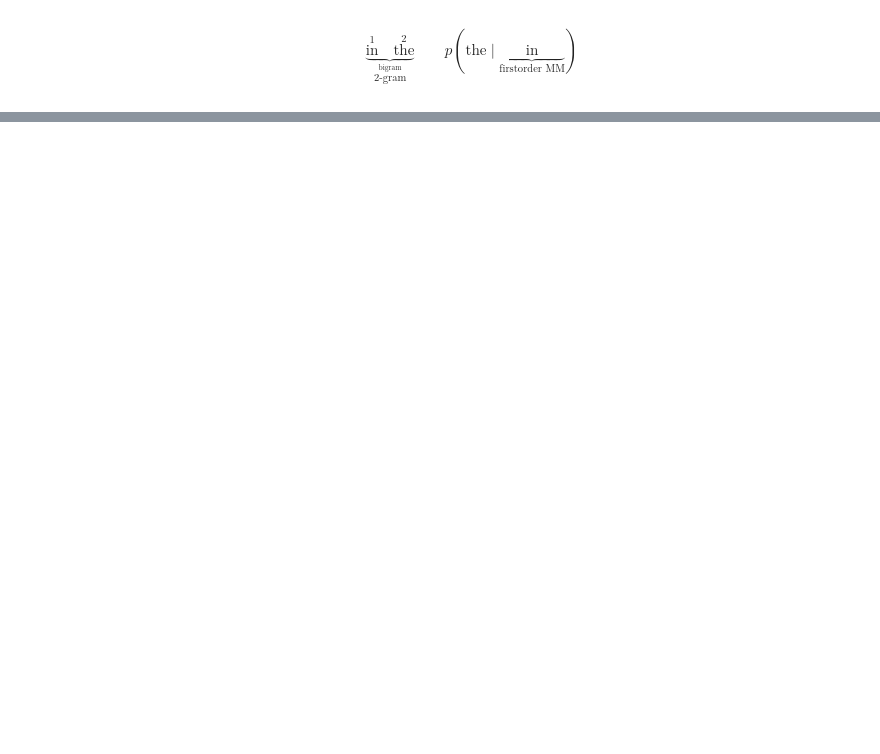
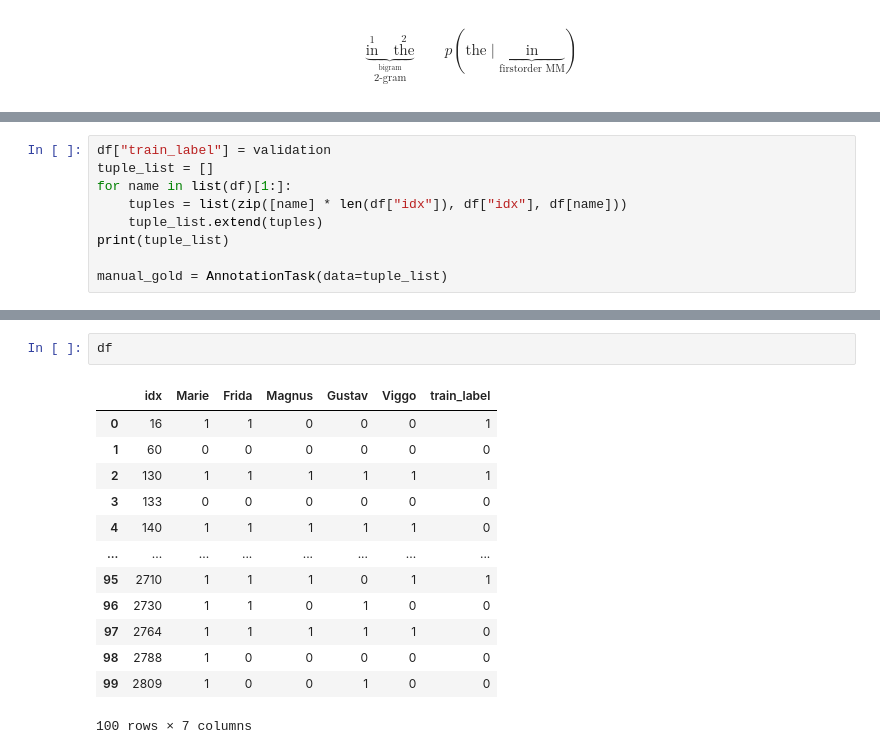
Before and after one commit to viggo-gascou/fyp2022g03GroupB2, a Jupyter notebook: notebook.ipynb, the cells around one changed output, grey strips where cells are left out. Cells and saved outputs as stored; diff of their text form; blank space fills up the shorter version.

```diff
--- a/notebook.ipynb
+++ b/notebook.ipynb
@@ -193,0 +299,9 @@ from nltk.metrics.agreement import AnnotationTask
+# %%
+df["train_label"] = validation
+tuple_list = []
+for name in list(df)[1:]:
+    tuples = list(zip([name] * len(df["idx"]), df["idx"], df[name]))
+    tuple_list.extend(tuples)
+print(tuple_list)
+
+manual_gold = AnnotationTask(data=tuple_list)
@@ -193,0 +362,16 @@ from nltk.metrics.agreement import AnnotationTask
+# %%
+df
+# %% [output]
+|  | idx | Marie | Frida | Magnus | Gustav | Viggo | train_label |
+| 0 | 16 | 1 | 1 | 0 | 0 | 0 | 1 |
+| 1 | 60 | 0 | 0 | 0 | 0 | 0 | 0 |
+| 2 | 130 | 1 | 1 | 1 | 1 | 1 | 1 |
+| 3 | 133 | 0 | 0 | 0 | 0 | 0 | 0 |
+| 4 | 140 | 1 | 1 | 1 | 1 | 1 | 0 |
+| ... | ... | ... | ... | ... | ... | ... | ... |
+| 95 | 2710 | 1 | 1 | 1 | 0 | 1 | 1 |
+| 96 | 2730 | 1 | 1 | 0 | 1 | 0 | 0 |
+| 97 | 2764 | 1 | 1 | 1 | 1 | 1 | 0 |
+| 98 | 2788 | 1 | 0 | 0 | 0 | 0 | 0 |
+| 99 | 2809 | 1 | 0 | 0 | 1 | 0 | 0 |
+100 rows × 7 columns
```
Also changed, not shown: parts of 25 cells of this notebook, 2 other files.
